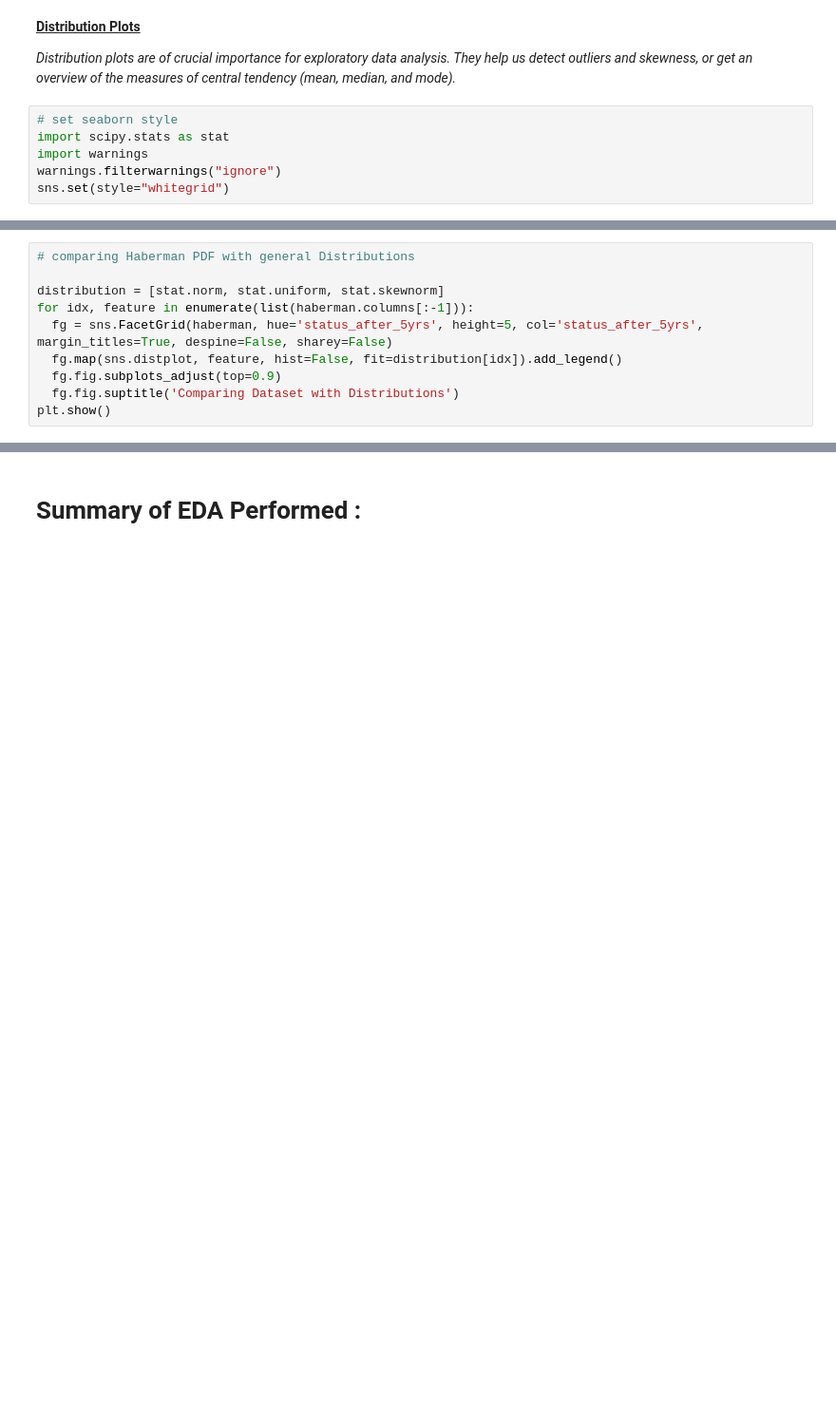
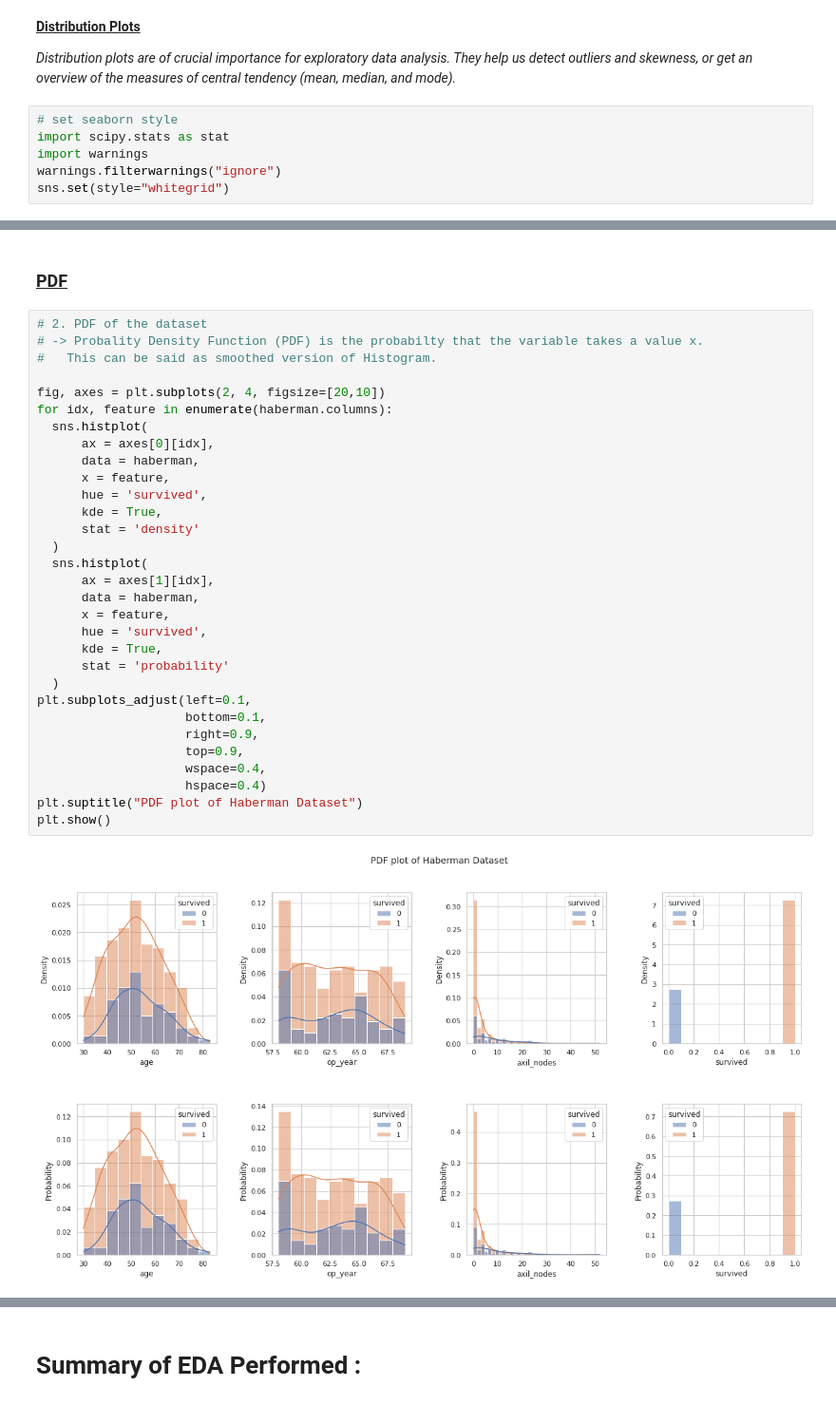
Before and after one commit to rabindramahato3/AppliedAI, a Jupyter notebook: 2_EDA_on_Haberman_Dataset.ipynb, the cells around one changed output, grey strips where cells are left out. Shown at 95% size. Saved outputs shown, nothing was run; the diff lists cells and outputs as text; blank space fills up the shorter version.

```diff
--- a/2_EDA_on_Haberman_Dataset.ipynb
+++ b/2_EDA_on_Haberman_Dataset.ipynb
@@ -611,10 +353,0 @@ plt.show()
-# %%
-# comparing Haberman PDF with general Distributions
-
-distribution = [stat.norm, stat.uniform, stat.skewnorm]
-for idx, feature in enumerate(list(haberman.columns[:-1])):
-  fg = sns.FacetGrid(haberman, hue='status_after_5yrs', height=5, col='status_after_5yrs', margin_titles=True, despine=False, sharey=False)
-  fg.map(sns.distplot, feature, hist=False, fit=distribution[idx]).add_legend()
-  fg.fig.subplots_adjust(top=0.9)
-  fg.fig.suptitle('Comparing Dataset with Distributions')
-plt.show()
@@ -1091,0 +406,35 @@ plt.show()
+# %% [markdown]
+### <b><u>PDF</u></b>
+# %%
+# 2. PDF of the dataset
+# -> Probality Density Function (PDF) is the probabilty that the variable takes a value x.
+#   This can be said as smoothed version of Histogram.
+
+fig, axes = plt.subplots(2, 4, figsize=[20,10])
+for idx, feature in enumerate(haberman.columns):
+  sns.histplot(
+      ax = axes[0][idx],
+      data = haberman,
+      x = feature,
+      hue = 'survived',
+      kde = True,
+      stat = 'density'
+  )
+  sns.histplot(
+      ax = axes[1][idx],
+      data = haberman,
+      x = feature,
+      hue = 'survived',
+      kde = True,
+      stat = 'probability'
+  )
+plt.subplots_adjust(left=0.1,
+                    bottom=0.1,
+                    right=0.9,
+                    top=0.9,
+                    wspace=0.4,
+                    hspace=0.4)
+plt.suptitle("PDF plot of Haberman Dataset")
+plt.show()
+# %% [output]
+[figure, added]
```
Also changed, not shown: parts of 176 cells of this notebook.
